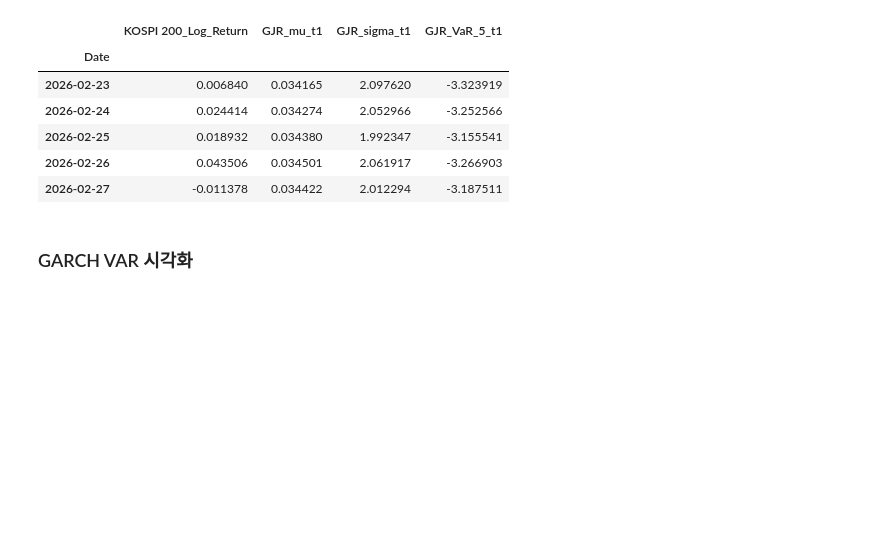
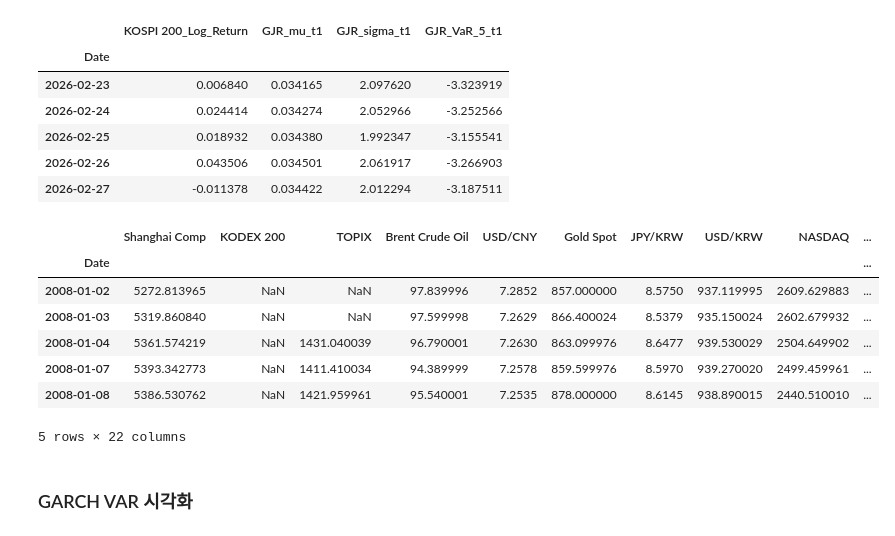
Before and after one commit to Dooman-cloud/TS-RL---, a Jupyter notebook: notebooks/experiments/GJR-GARCH,1-step.ipynb, the cells around one changed output. Drawn from its saved outputs; the diff is of its cells as text; code cells hidden in the pictures; blank space fills up the shorter version.

```diff
--- a/notebooks/experiments/GJR-GARCH,1-step.ipynb
+++ b/notebooks/experiments/GJR-GARCH,1-step.ipynb
@@ -686,6 +673,17 @@ display(data_2008_gjr[['KOSPI 200_Log_Return', 'GJR_mu_t1', 'GJR_sigma_t1', 'GJR
 | 2026-02-25 | 0.018932 | 0.034380 | 1.992347 | -3.155541 |
 | 2026-02-26 | 0.043506 | 0.034501 | 2.061917 | -3.266903 |
 | 2026-02-27 | -0.011378 | 0.034422 | 2.012294 | -3.187511 |
+# %%
+data_2008_gjr.head()
+# %% [output]
+|  | Shanghai Comp | KODEX 200 | TOPIX | Brent Crude Oil | USD/CNY | Gold Spot | JPY/KRW | USD/KRW | NASDAQ | ... |
+| Date |  |  |  |  |  |  |  |  |  | ... |
+| 2008-01-02 | 5272.813965 | NaN | NaN | 97.839996 | 7.2852 | 857.000000 | 8.5750 | 937.119995 | 2609.629883 | ... |
+| 2008-01-03 | 5319.860840 | NaN | NaN | 97.599998 | 7.2629 | 866.400024 | 8.5379 | 935.150024 | 2602.679932 | ... |
+| 2008-01-04 | 5361.574219 | NaN | 1431.040039 | 96.790001 | 7.2630 | 863.099976 | 8.6477 | 939.530029 | 2504.649902 | ... |
+| 2008-01-07 | 5393.342773 | NaN | 1411.410034 | 94.389999 | 7.2578 | 859.599976 | 8.5970 | 939.270020 | 2499.459961 | ... |
+| 2008-01-08 | 5386.530762 | NaN | 1421.959961 | 95.540001 | 7.2535 | 878.000000 | 8.6145 | 938.890015 | 2440.510010 | ... |
+5 rows × 22 columns
 # %% [markdown]
 ### GARCH VAR 시각화
 # %%
```
Also changed, not shown: parts of 11 cells of this notebook.
